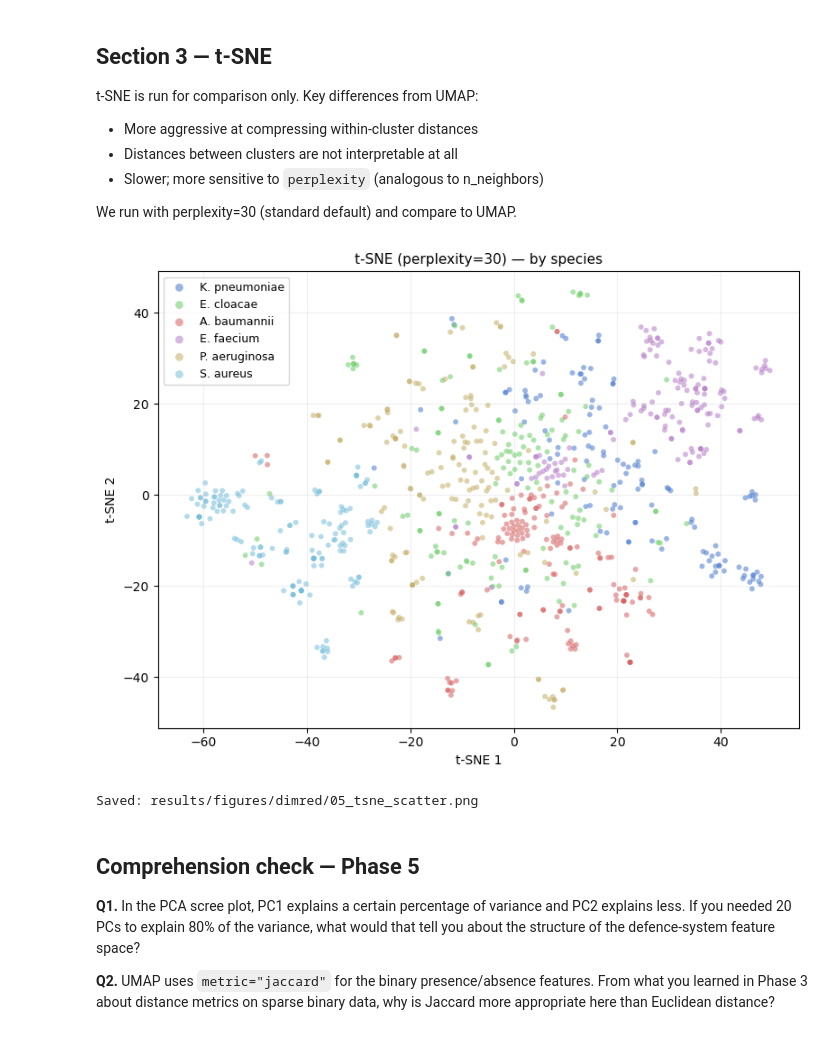
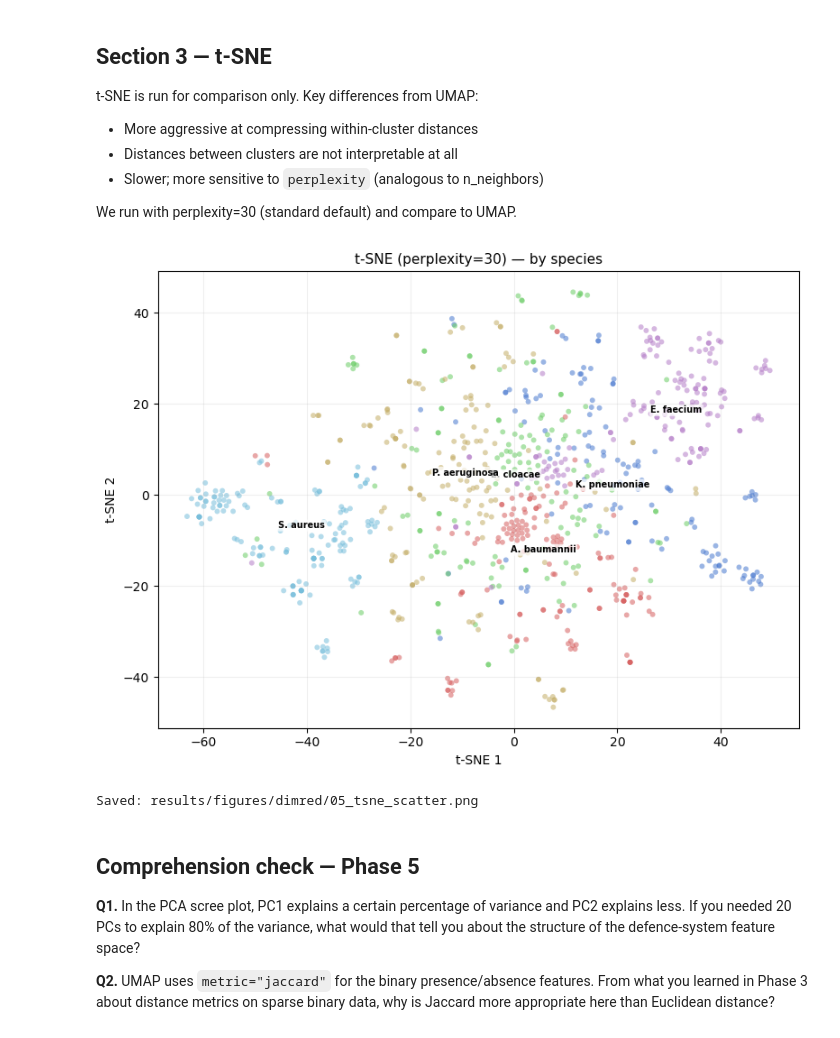
Before and after one commit to vikos77/eskape-defence-ml, a Jupyter notebook: notebooks/03_dimensionality_reduction.ipynb, the cells around one changed output. Cells and saved outputs as stored; diff of their text form; code cells hidden in the pictures.

```diff
--- a/notebooks/03_dimensionality_reduction.ipynb
+++ b/notebooks/03_dimensionality_reduction.ipynb
@@ -332,12 +344,19 @@ for ax, nn in zip(axes, [5, 15, 30, 50]):
     for sp in SPECIES_ORDER:
         mask = y_species == sp
         ax.scatter(emb[mask, 0], emb[mask, 1],
-                   c=SP_COLORS[sp], alpha=0.5, s=8, edgecolors="none",
-                   label=SPECIES_LABELS[sp])
+                   c=SP_COLORS[sp], alpha=0.5, s=8, edgecolors="none")
+    # Label centroids
+    for sp in SPECIES_ORDER:
+        mask = y_species == sp
+        cx = np.median(emb[mask, 0])
+        cy = np.median(emb[mask, 1])
+        ax.text(cx, cy, SPECIES_LABELS[sp].split()[0][0]+"."+SPECIES_LABELS[sp].split()[-1][:3],
+                fontsize=6, fontweight="bold", color="black",
+                ha="center", va="center",
+                bbox=dict(boxstyle="round,pad=0.1", fc="white", alpha=0.7, ec="none"))
     ax.set_title(f"n_neighbors={nn}", fontsize=9)
     ax.set_xticks([]); ax.set_yticks([])
 
-axes[0].legend(fontsize=6, markerscale=1.5, loc="lower left")
 plt.tight_layout()
 plt.savefig(FIG_DIR / "04_umap_sensitivity.png", dpi=150, bbox_inches="tight")
 plt.show()
@@ -357,26 +376,37 @@ We run with perplexity=30 (standard default) and compare to UMAP.
 # %%
 # ── t-SNE run ─────────────────────────────────────────────────────────────────
 tsne = TSNE(n_components=2, perplexity=30, random_state=42,
             learning_rate="auto", init="pca", n_jobs=-1)
 X_tsne = tsne.fit_transform(X_scaled)
 
 fig, ax = plt.subplots(figsize=(8, 6))
+emb = X_tsne
 for sp in SPECIES_ORDER:
     mask = y_species == sp
     ax.scatter(X_tsne[mask, 0], X_tsne[mask, 1],
                c=SP_COLORS[sp], alpha=0.55, s=18, edgecolors="none",
                label=SPECIES_LABELS[sp])
+
+# Label centroids
+for sp in SPECIES_ORDER:
+    mask = y_species == sp
+    cx = np.median(X_tsne[mask, 0])
+    cy = np.median(X_tsne[mask, 1])
+    ax.text(cx, cy, SPECIES_LABELS[sp],
+            fontsize=7, fontweight="bold", color="black",
+            ha="center", va="center",
+            bbox=dict(boxstyle="round,pad=0.15", fc="white", alpha=0.7, ec="none"))
+
 ax.set_title("t-SNE (perplexity=30) — by species", fontsize=11)
 ax.set_xlabel("t-SNE 1", fontsize=10)
 ax.set_ylabel("t-SNE 2", fontsize=10)
-ax.legend(fontsize=9, markerscale=1.5, framealpha=0.8)
 ax.grid(alpha=0.2)
 plt.tight_layout()
 plt.savefig(FIG_DIR / "05_tsne_scatter.png", dpi=150, bbox_inches="tight")
 plt.show()
 print("Saved: results/figures/dimred/05_tsne_scatter.png")
 # %% [output]
-[figure, old version]
+[figure, new version]
 Saved: results/figures/dimred/05_tsne_scatter.png
 # %% [markdown]
 ## Comprehension check — Phase 5
```
Also changed, not shown: parts of 2 cells of this notebook, 4 other files.
